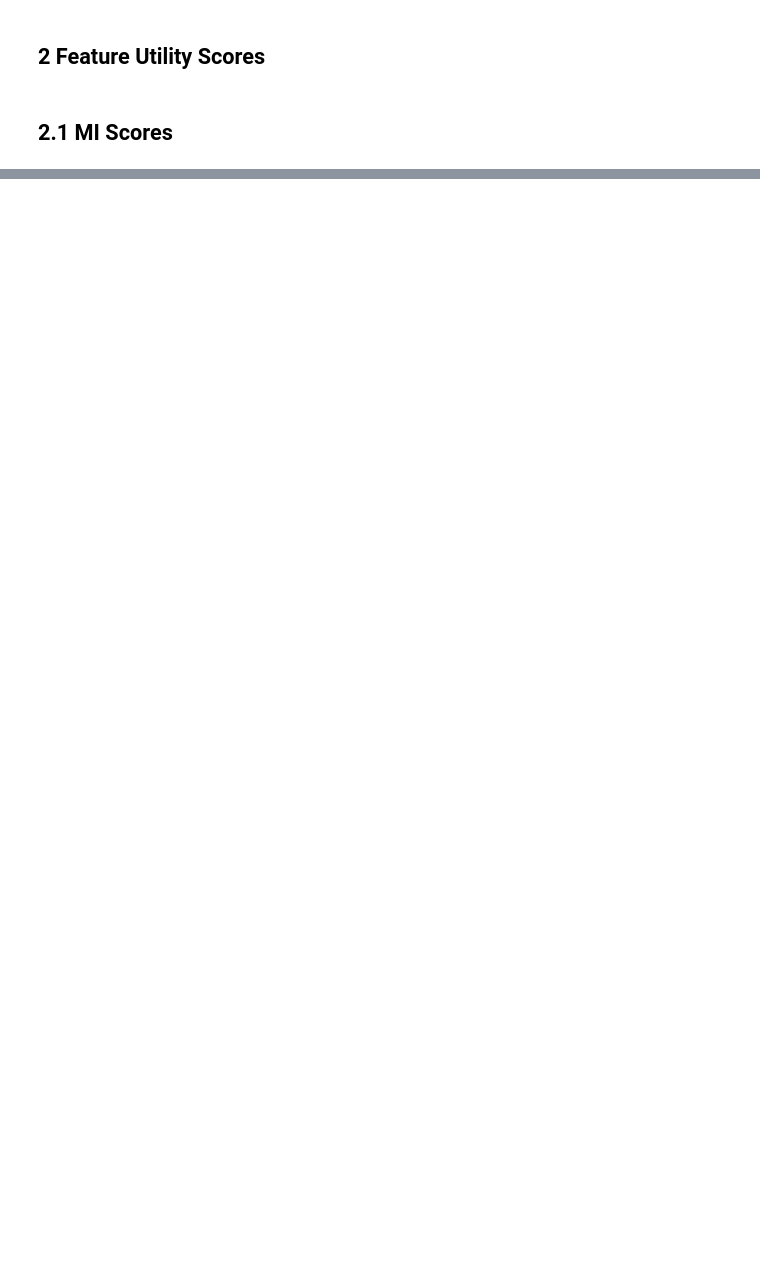
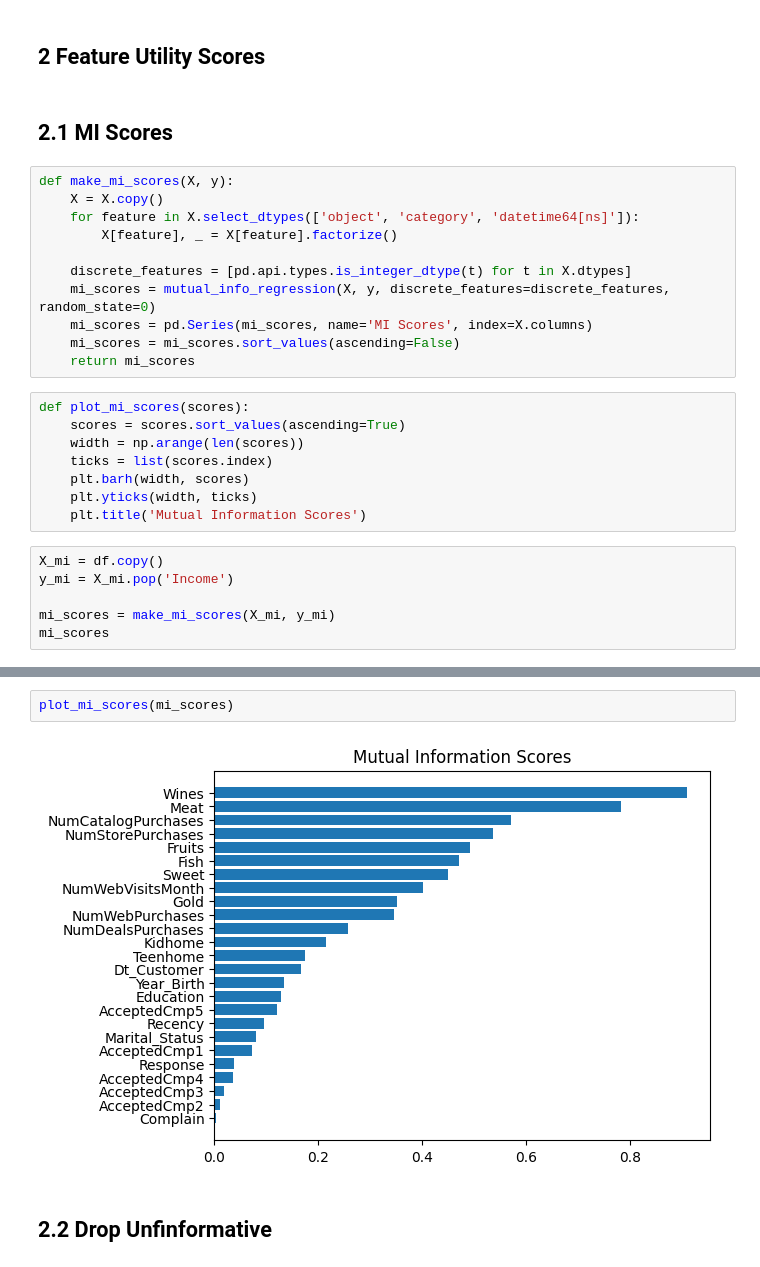
Before and after one commit to JaskierM/cluster-analysis-example, a Jupyter notebook: notebooks/clustering.ipynb, the cells around one changed output, grey strips where cells are left out. Drawn from its saved outputs; the diff is of its cells as text; blank space fills up the shorter version.

```diff
--- a/notebooks/clustering.ipynb
+++ b/notebooks/clustering.ipynb
@@ -163,3 +199,28 @@ df.head()
 ## 2 Feature Utility Scores
 # %% [markdown]
 ## 2.1 MI Scores
+# %%
+def make_mi_scores(X, y):
+    X = X.copy()
+    for feature in X.select_dtypes(['object', 'category', 'datetime64[ns]']):
+        X[feature], _ = X[feature].factorize()
+
+    discrete_features = [pd.api.types.is_integer_dtype(t) for t in X.dtypes]
+    mi_scores = mutual_info_regression(X, y, discrete_features=discrete_features, random_state=0)
+    mi_scores = pd.Series(mi_scores, name='MI Scores', index=X.columns)
+    mi_scores = mi_scores.sort_values(ascending=False)
+    return mi_scores
+# %%
+def plot_mi_scores(scores):
+    scores = scores.sort_values(ascending=True)
+    width = np.arange(len(scores))
+    ticks = list(scores.index)
+    plt.barh(width, scores)
+    plt.yticks(width, ticks)
+    plt.title('Mutual Information Scores')
+# %%
+X_mi = df.copy()
+y_mi = X_mi.pop('Income')
+
+mi_scores = make_mi_scores(X_mi, y_mi)
+mi_scores
@@ -165,0 +245,6 @@ df.head()
+# %%
+plot_mi_scores(mi_scores)
+# %% [output]
+[figure, added]
+# %% [markdown]
+## 2.2 Drop Unfinformative
```
Also changed, not shown: parts of 23 cells of this notebook, 3 other files.
